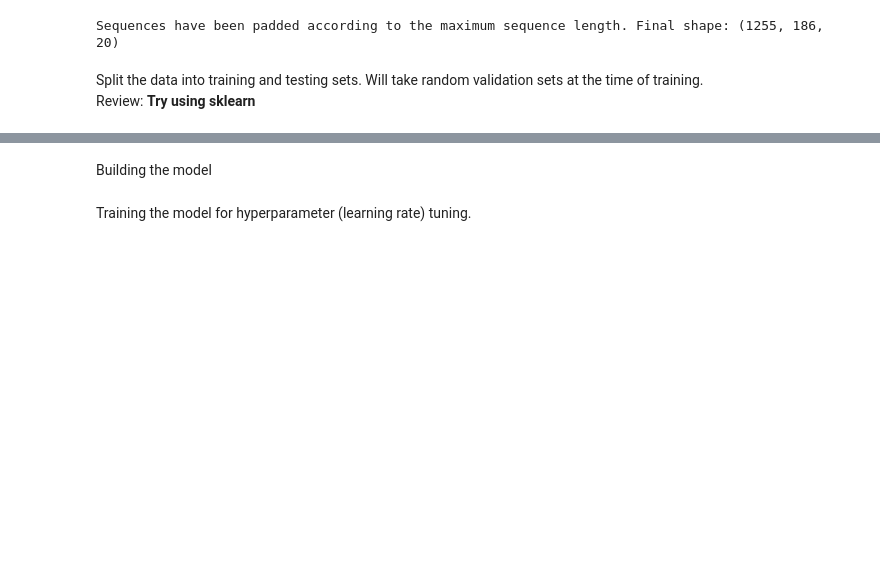
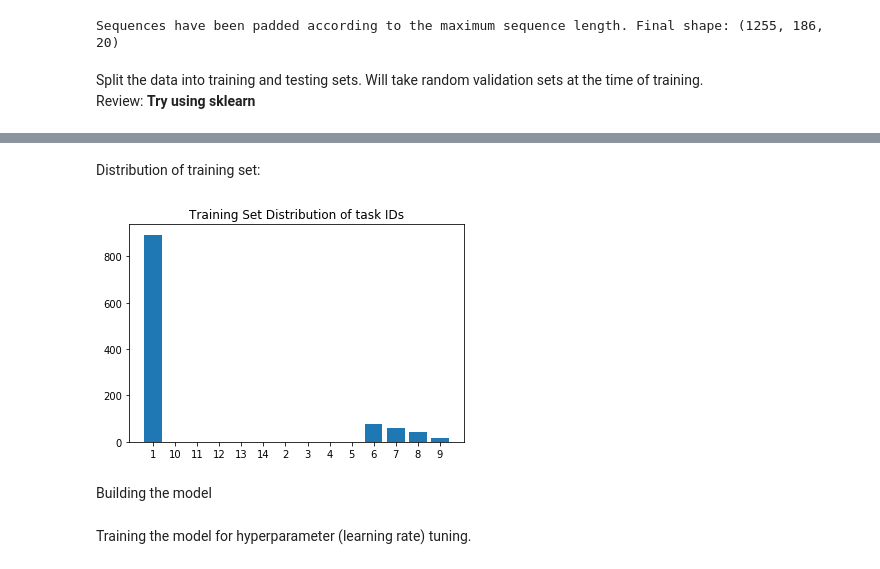
Before and after one commit to aroraakshit/deep_knowledge_tracing, a Jupyter notebook: notebooks/taskID_only_allQuestionsAUC.ipynb, the cells around one changed output, grey strips where cells are left out. Cells and saved outputs as stored; diff of their text form; code cells hidden in the pictures; blank space fills up the shorter version.

```diff
--- a/notebooks/taskID_only_allQuestionsAUC.ipynb
+++ b/notebooks/taskID_only_allQuestionsAUC.ipynb
@@ -174,3 +258,20 @@ Implemented 9-fold cross validation.
+# %% [markdown]
+Distribution of training set:
+# %%
+#frequency distribution of taskids
+cnt = Counter()
+another = {}
+position = 1
+for i in range(len(training_x)):
+    if str(training_x[i]) not in another:
+        another[str(training_x[i])] = str(position)
+        position = position + 1
+    cnt[another[str(training_x[i])]] += 1
+plt.bar(cnt.keys(), cnt.values())
+plt.title("Training Set Distribution of task IDs")
+plt.show()
+# %% [output]
+[figure, added]
 # %% [markdown]
 Building the model
 # %%
```
Also changed, not shown: parts of 16 cells of this notebook.
